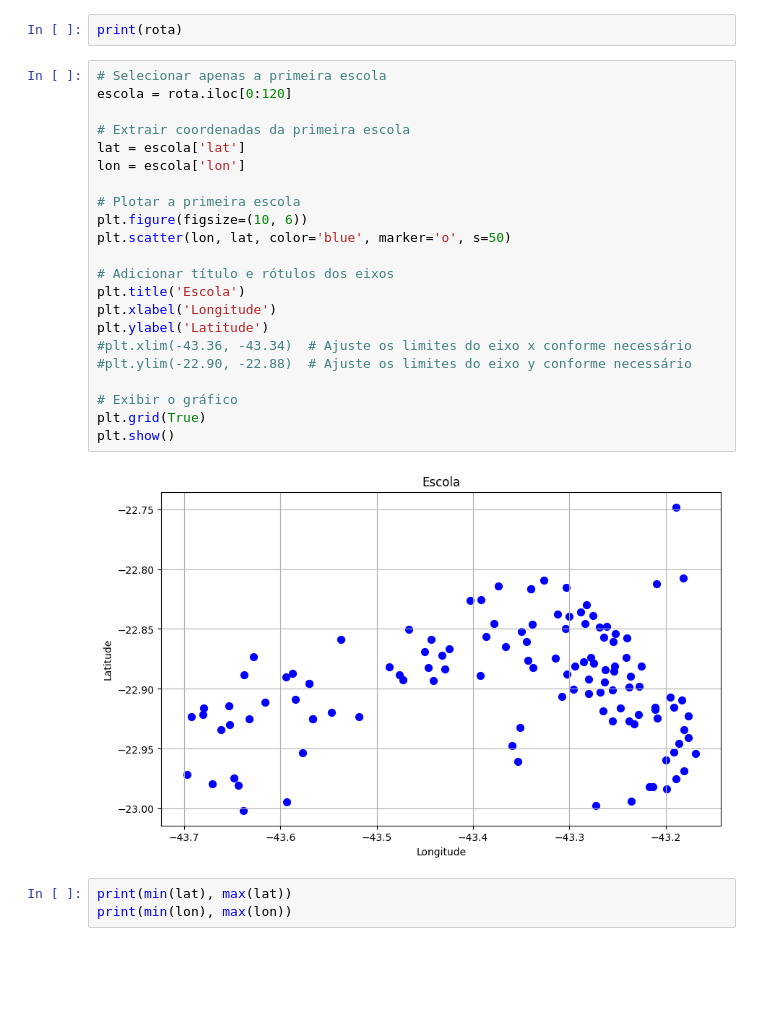
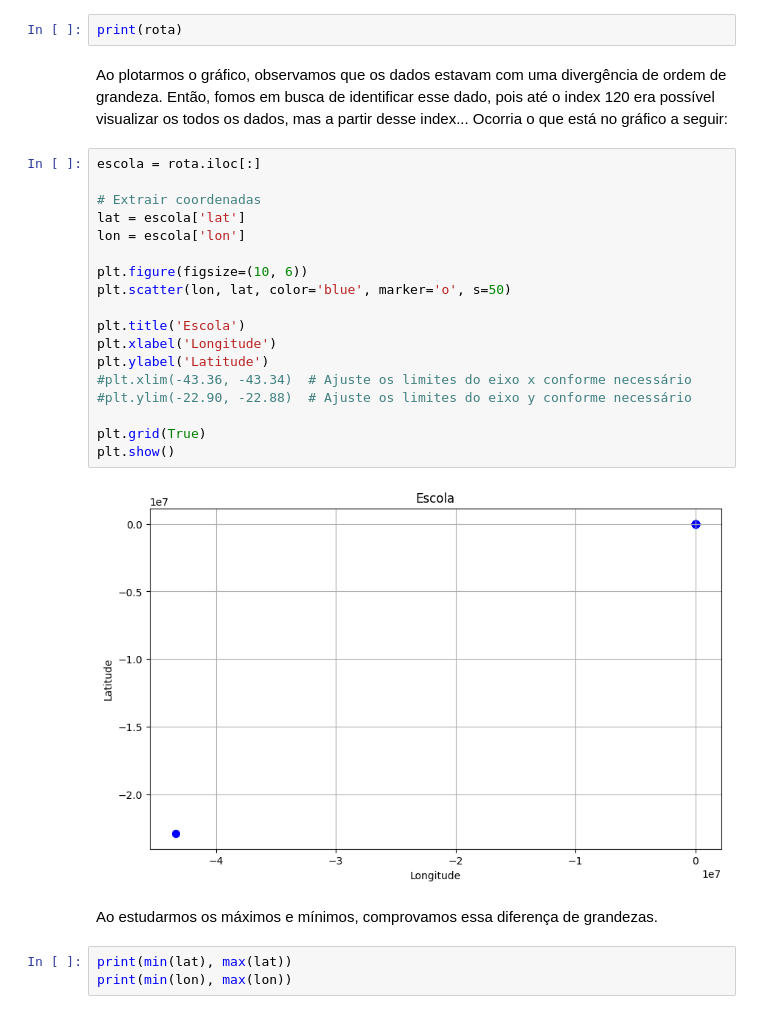
Before and after one commit to RafaelGuisso/ADA-Data-Science, a Jupyter notebook: Projeto_tecnicas_programacao/Projeto_Tecnicas_Programacao_I(1).ipynb, the cells around one changed output. Saved outputs shown, nothing was run; the diff lists cells and outputs as text; blank space fills up the shorter version.

```diff
--- a/Projeto_tecnicas_programacao/Projeto_Tecnicas_Programacao_I(1).ipynb
+++ b/Projeto_tecnicas_programacao/Projeto_Tecnicas_Programacao_I(1).ipynb
@@ -414,30 +419,30 @@ rota.to_csv('rota.csv', index=False)
 # DESAFIO ACEITO!
 # %%
 print(rota)
+# %% [markdown]
+Ao plotarmos o gráfico, observamos que os dados estavam com uma divergência de ordem de grandeza. Então, fomos em busca de identificar esse dado, pois até o index 120 era possível visualizar os todos os dados, mas a partir desse index... Ocorria o que está no gráfico a seguir:
 # %%
-# Selecionar apenas a primeira escola
-escola = rota.iloc[0:120]
+escola = rota.iloc[:]
 
-# Extrair coordenadas da primeira escola
+# Extrair coordenadas
 lat = escola['lat']
 lon = escola['lon']
 
-# Plotar a primeira escola
 plt.figure(figsize=(10, 6))
 plt.scatter(lon, lat, color='blue', marker='o', s=50)
 
-# Adicionar título e rótulos dos eixos
 plt.title('Escola')
 plt.xlabel('Longitude')
 plt.ylabel('Latitude')
 #plt.xlim(-43.36, -43.34)  # Ajuste os limites do eixo x conforme necessário
 #plt.ylim(-22.90, -22.88)  # Ajuste os limites do eixo y conforme necessário
 
-# Exibir o gráfico
 plt.grid(True)
 plt.show()
 # %% [output]
-[figure, old version]
+[figure, new version]
+# %% [markdown]
+Ao estudarmos os máximos e mínimos, comprovamos essa diferença de grandezas.
 # %%
 print(min(lat), max(lat))
 print(min(lon), max(lon))
```
Also changed, not shown: parts of 12 cells of this notebook, 2 other files.
